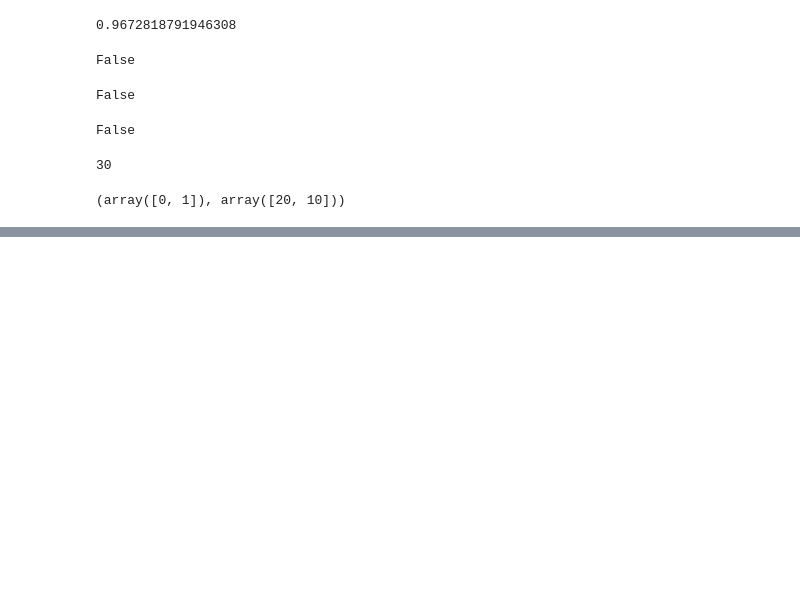
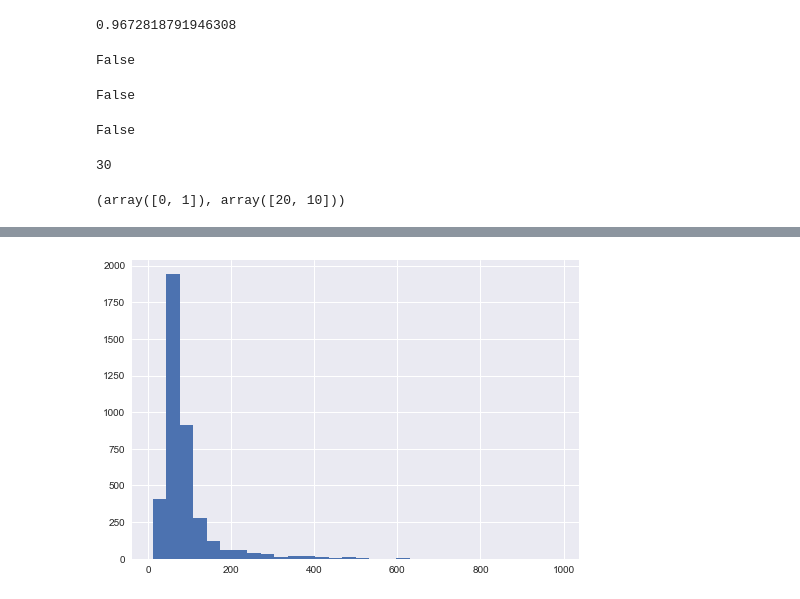
Before and after one commit to benjin1998/finalproject, a Jupyter notebook: FAT/RF_FAT.ipynb, the cells around one changed output, grey strips where cells are left out. Drawn from its saved outputs; the diff is of its cells as text; code cells hidden in the pictures; blank space fills up the shorter version.

```diff
--- a/FAT/RF_FAT.ipynb
+++ b/FAT/RF_FAT.ipynb
@@ -492,0 +509,5 @@ ice_array, ice_linspace = fatf_fi.individual_conditional_expectation( data_eval,
+# %%
+hist_plot = plt.figure()
+hist = plt.hist(dataset.to_numpy()[:, creatinine_index], bins=30)
+# %% [output]
+[figure, added]
```
Also changed, not shown: parts of 11 cells of this notebook.
